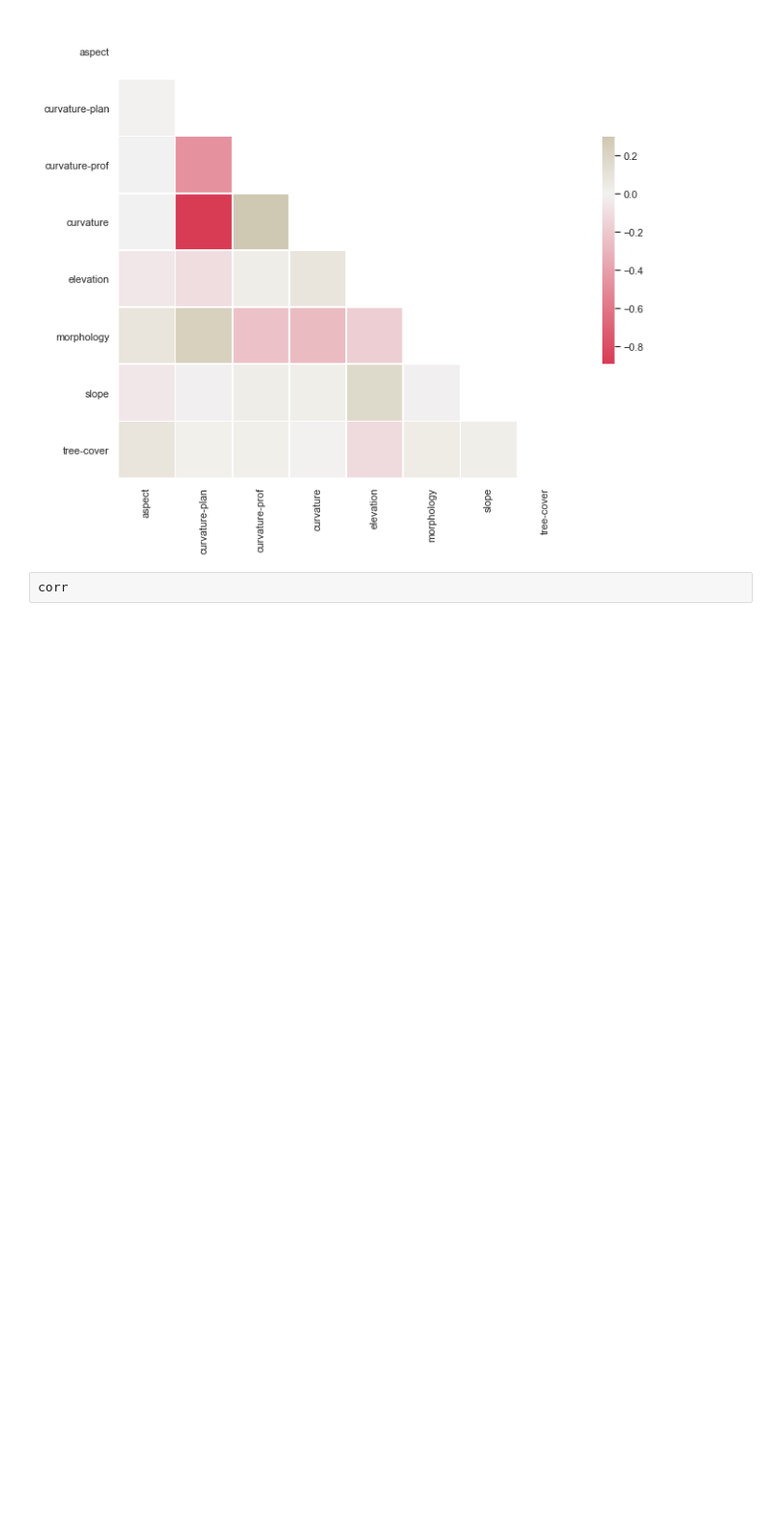
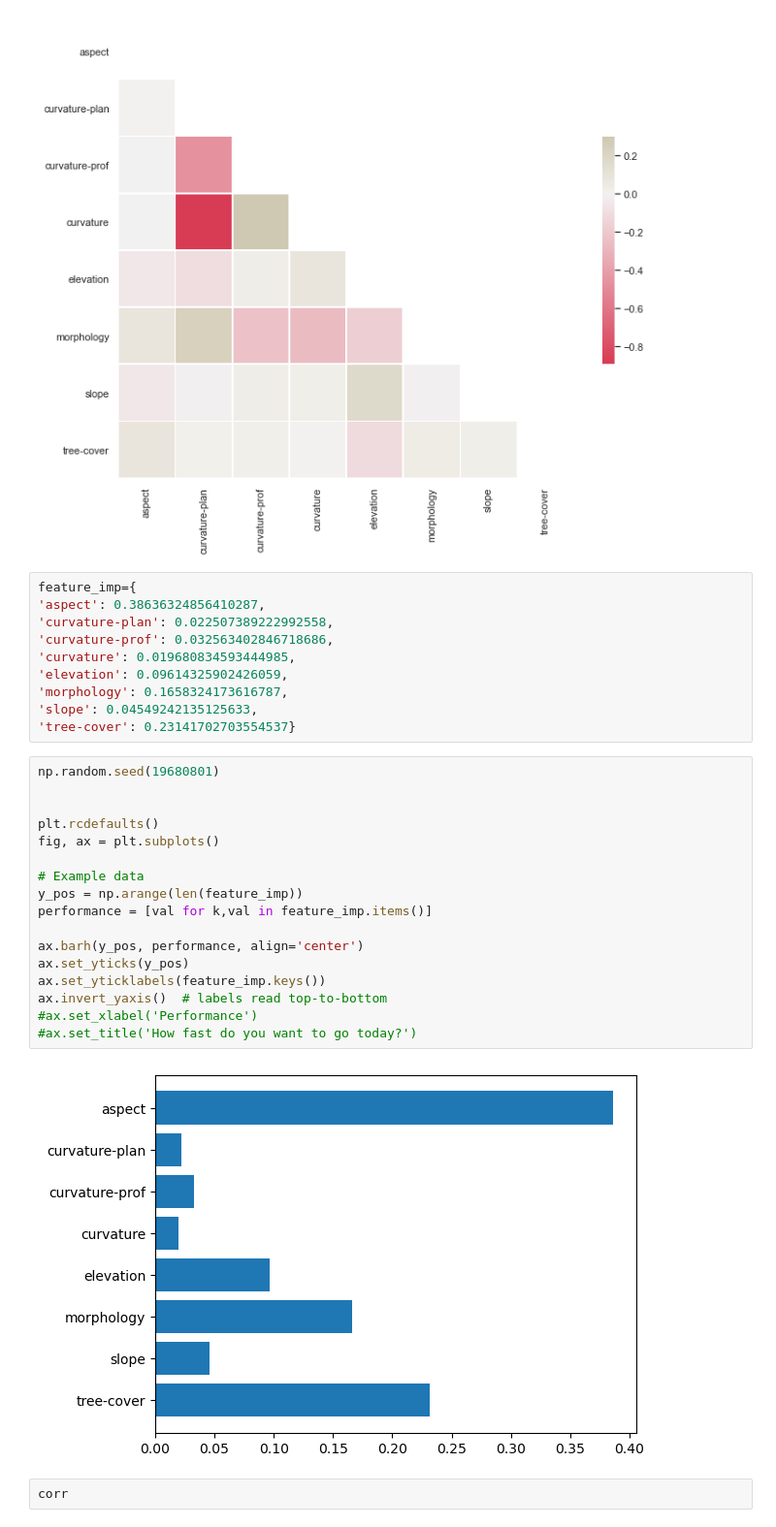
Before and after one commit to deepeco/windthrow-corr, a Jupyter notebook: composite.ipynb, the cells around one changed output. Shown at 97% size. Drawn from its saved outputs; the diff is of its cells as text; blank space fills up the shorter version.

Commit message:
tree generated

```diff
--- a/composite.ipynb
+++ b/composite.ipynb
@@ -201,6 +201,35 @@ sns.heatmap(corr, mask=mask, cmap=cmap, vmax=.3, center=0,
 # %% [output]
 <AxesSubplot:>
 [figure]
+# %%
+feature_imp={
+'aspect': 0.38636324856410287,
+'curvature-plan': 0.022507389222992558,
+'curvature-prof': 0.032563402846718686,
+'curvature': 0.019680834593444985,
+'elevation': 0.09614325902426059,
+'morphology': 0.1658324173616787,
+'slope': 0.04549242135125633,
+'tree-cover': 0.23141702703554537}
+# %%
+np.random.seed(19680801)
+
+
+plt.rcdefaults()
+fig, ax = plt.subplots()
+
+# Example data
+y_pos = np.arange(len(feature_imp))
+performance = [val for k,val in feature_imp.items()]
+
+ax.barh(y_pos, performance, align='center')
+ax.set_yticks(y_pos)
+ax.set_yticklabels(feature_imp.keys())
+ax.invert_yaxis()  # labels read top-to-bottom
+#ax.set_xlabel('Performance')
+#ax.set_title('How fast do you want to go today?')
+# %% [output]
+[figure, added]
 # %%
 corr
 # %% [output]
```
Also changed, not shown: parts of 9 cells of this notebook, 2 other files.
